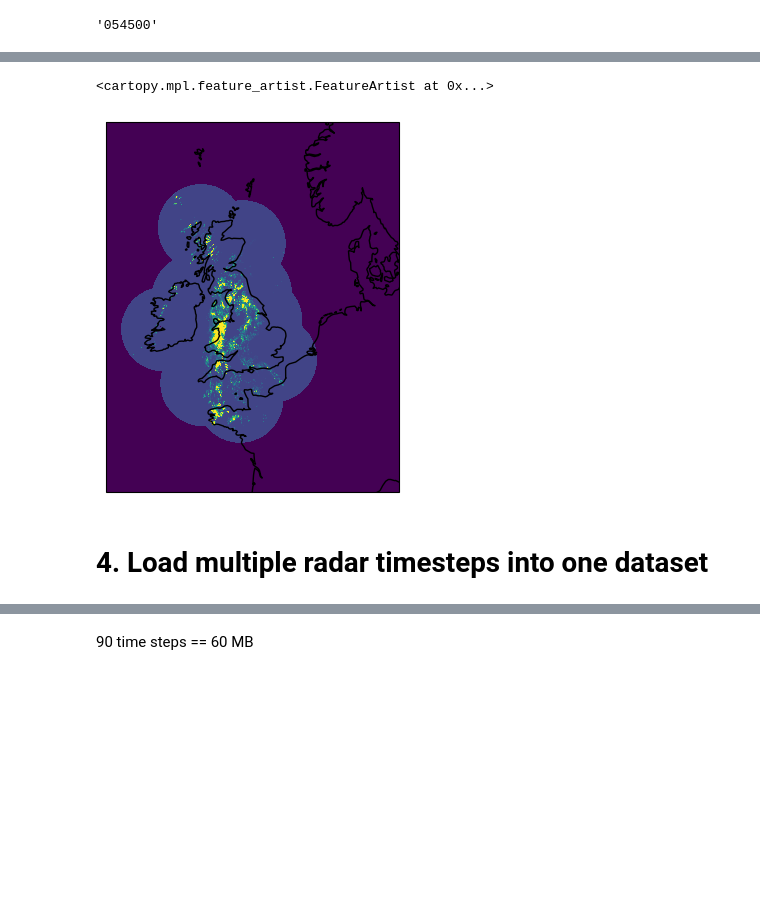
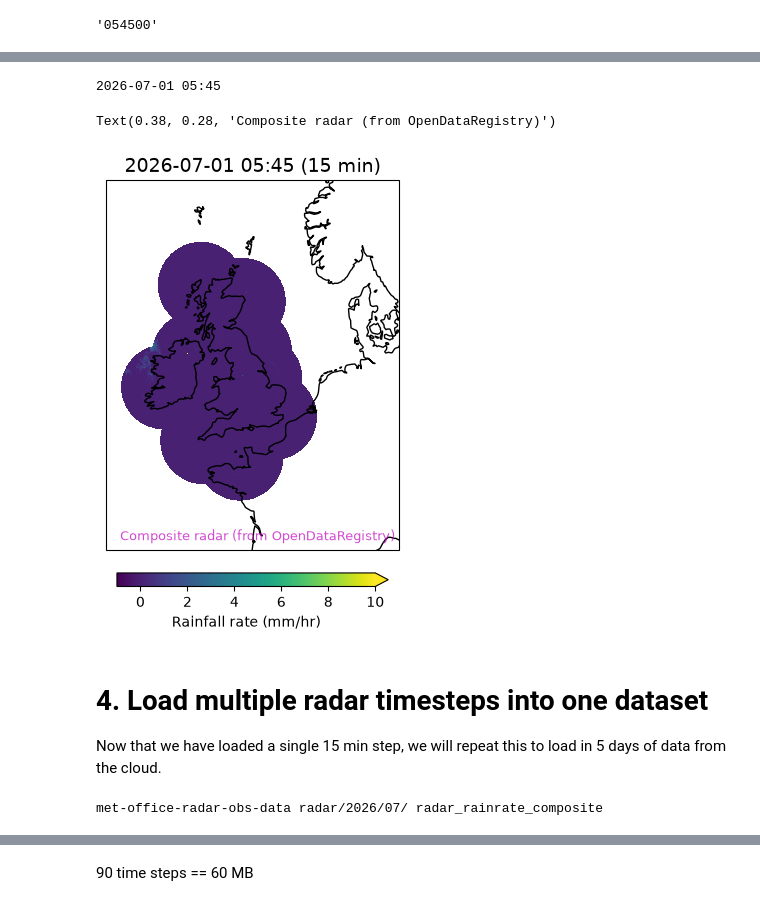
Before and after one commit to Thomasjkeel/access-UK-radar-data, a Jupyter notebook: notebooks/from_cloud/read_radar_data_from_open_data_registry.ipynb, the cells around one changed output, grey strips where cells are left out. Saved outputs shown, nothing was run; the diff lists cells and outputs as text; code cells hidden in the pictures; blank space fills up the shorter version.

```diff
--- a/notebooks/from_cloud/read_radar_data_from_open_data_registry.ipynb
+++ b/notebooks/from_cloud/read_radar_data_from_open_data_registry.ipynb
@@ -92,7 +93,8 @@ fs = s3fs.S3FileSystem(anon=True)
 # %% [markdown]
 Should be 96 files for the 15 min time steps
 # %%
-files = fs.glob(f"{bucket_name}/{prefix}01/*{search_term}*.h5")
+# search files for data we want for our chosen data
+files = fs.glob(f"{bucket_name}/{date_prefix}01/*{search_term}*.h5")
 # %%
 len(files)
 # %% [output]
@@ -127,5 +154,6 @@ datatree['dataset1/what'].attrs
 # %%
 def round_to_nearest_n_mins(time_str, n_mins):
+    """Takes an input of time (in str format), and rounds to nearest n_mins."""
     t = datetime.datetime.strptime(time_str, "%H%M%S")
     total_minutes = t.hour * 60 + t.minute + t.second / 60
     rounded_minutes = round(total_minutes / n_mins) * n_mins
@@ -139,5 +170,6 @@ round_to_nearest_n_mins(datatree['dataset1/what'].attrs['endtime'], n_mins=15)
 # %%
 def round_datetime_from_attrs(data, n_mins):
+    """Round datetime string from enddate attribute of a datatree."""
     rounded_datetime = data.attrs['enddate'] + '-' + round_to_nearest_n_mins(data.attrs['endtime'], n_mins=n_mins)
     rounded_datetime = datetime.datetime.strptime(rounded_datetime, '%Y%m%d-%H%M%S')
     return rounded_datetime
@@ -181,6 +188,7 @@ crs_wgs84 = pyproj.CRS.from_epsg(4326)
 transformer = pyproj.Transformer.from_crs(crs_wgs84, crs_bng, always_xy=True)
 # %%
 def set_coords_based_on_data_attrs(data, data_attrs):
+    """Set x, y coordinates based on data attributes of DataTree."""
     # Project the corner coordinates
     LR_x, LR_y = transformer.transform(data_attrs['LR_lon'], data_attrs['LR_lat'])
     UL_x, UL_y = transformer.transform(data_attrs['UL_lon'], data_attrs['UL_lat'])
@@ -211,7 +236,18 @@ radar_1d = set_coords_based_on_data_attrs(radar_1d, data_attrs)
+# %%
+date_time_to_examine = str(radar_1d['time'].dt.strftime("%Y-%m-%d %H:%M").values)
+print(date_time_to_examine) #  reminder of date we are plotting
+# %% [output]
+2026-07-01 05:45
 # %%
-fig, ax = plt.subplots(1, subplot_kw={'projection': bng})
-radar_1d['data'].plot(vmin=-1, vmax=4, ax=ax, add_colorbar=False, transform=bng)
-ax.coastlines()
+fig, ax = plt.subplots(1, subplot_kw={'projection': bng}, figsize=(10, 6))
+radar_1d['data'].where(lambda data: data >= 0).plot(
+    vmin=-1, vmax=10, ax=ax,
+    add_colorbar=True, cbar_kwargs={'orientation': 'horizontal', 'shrink': 0.35, 'pad': 0.05, 'label': 'Rainfall rate (mm/hr)'},
+    transform=bng)
+ax.coastlines();
+ax.set_title(f"{date_time_to_examine} (15 min)", size=14);
+fig.text(s="Composite radar (from OpenDataRegistry)",size=9, x=.38, y=.28, c='m', alpha=.7)
+# fig.savefig("../../figures/UK_rain_from_radar_15min_aws.png", bbox_inches='tight', dpi=150)
 # %% [output]
-<cartopy.mpl.feature_artist.FeatureArtist at 0x...>
+Text(0.38, 0.28, 'Composite radar (from OpenDataRegistry)')
-[figure, old version]
+[figure, new version]
@@ -233,3 +254,9 @@ def shift_radar_img_to_haduk_grid(radar_1d, shift_in_m=500):
 # %% [markdown]
 # 4. Load multiple radar timesteps into one dataset
+Now that we have loaded a single 15 min step, we will repeat this to load in 5 days of data from the cloud.
+# %%
+# reminder of where we are getting the data from
+print(bucket_name, date_prefix, search_term)
+# %% [output]
+met-office-radar-obs-data radar/2026/07/ radar_rainrate_composite
 # %%
```
Also changed, not shown: parts of 79 cells of this notebook, 4 other files.
